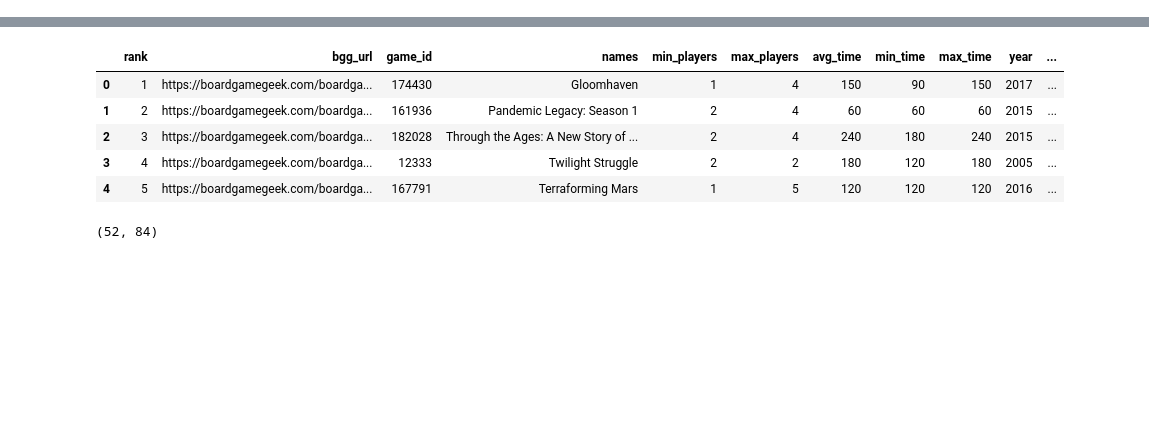
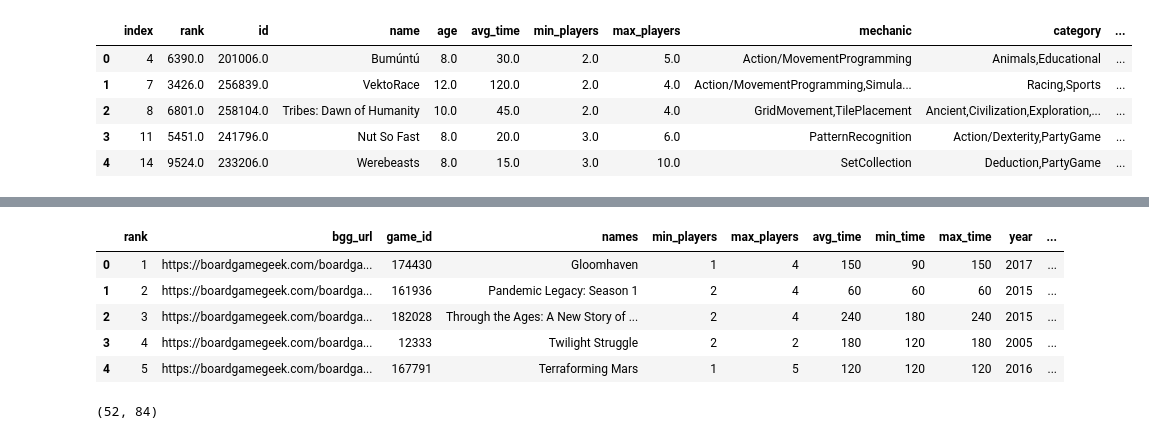
Before and after one commit to mandoiwanaga/board_game_rank_classifier, a Jupyter notebook: eda/john_eda.ipynb, the cells around one changed output, grey strips where cells are left out. Drawn from its saved outputs; the diff is of its cells as text; code cells hidden in the pictures; blank space fills up the shorter version.

```diff
--- a/eda/john_eda.ipynb
+++ b/eda/john_eda.ipynb
@@ -52,0 +93,13 @@ Looks like the API request either pulled the wrong games because of duplicate ti
+# %%
+bgg['mechanic'] = bgg['mechanic'].apply(lambda x: re.sub("\[|\]|'","", x).replace(" ",""))
+bgg['category'] = bgg['category'].apply(lambda x: re.sub("\[|\]|'","", x).replace(" ",""))
+# %%
+bgg = bgg.reset_index()
+bgg.head()
+# %% [output]
+|  | index | rank | id | name | age | avg_time | min_players | max_players | mechanic | category | ... |
+| 0 | 4 | 6390.0 | 201006.0 | Bumúntú | 8.0 | 30.0 | 2.0 | 5.0 | Action/MovementProgramming | Animals,Educational | ... |
+| 1 | 7 | 3426.0 | 256839.0 | VektoRace | 12.0 | 120.0 | 2.0 | 4.0 | Action/MovementProgramming,Simula... | Racing,Sports | ... |
+| 2 | 8 | 6801.0 | 258104.0 | Tribes: Dawn of Humanity | 10.0 | 45.0 | 2.0 | 4.0 | GridMovement,TilePlacement | Ancient,Civilization,Exploration,... | ... |
+| 3 | 11 | 5451.0 | 241796.0 | Nut So Fast | 8.0 | 20.0 | 3.0 | 6.0 | PatternRecognition | Action/Dexterity,PartyGame | ... |
+| 4 | 14 | 9524.0 | 233206.0 | Werebeasts | 8.0 | 15.0 | 3.0 | 10.0 | SetCollection | Deduction,PartyGame | ... |
```
Also changed, not shown: parts of 29 cells of this notebook.
